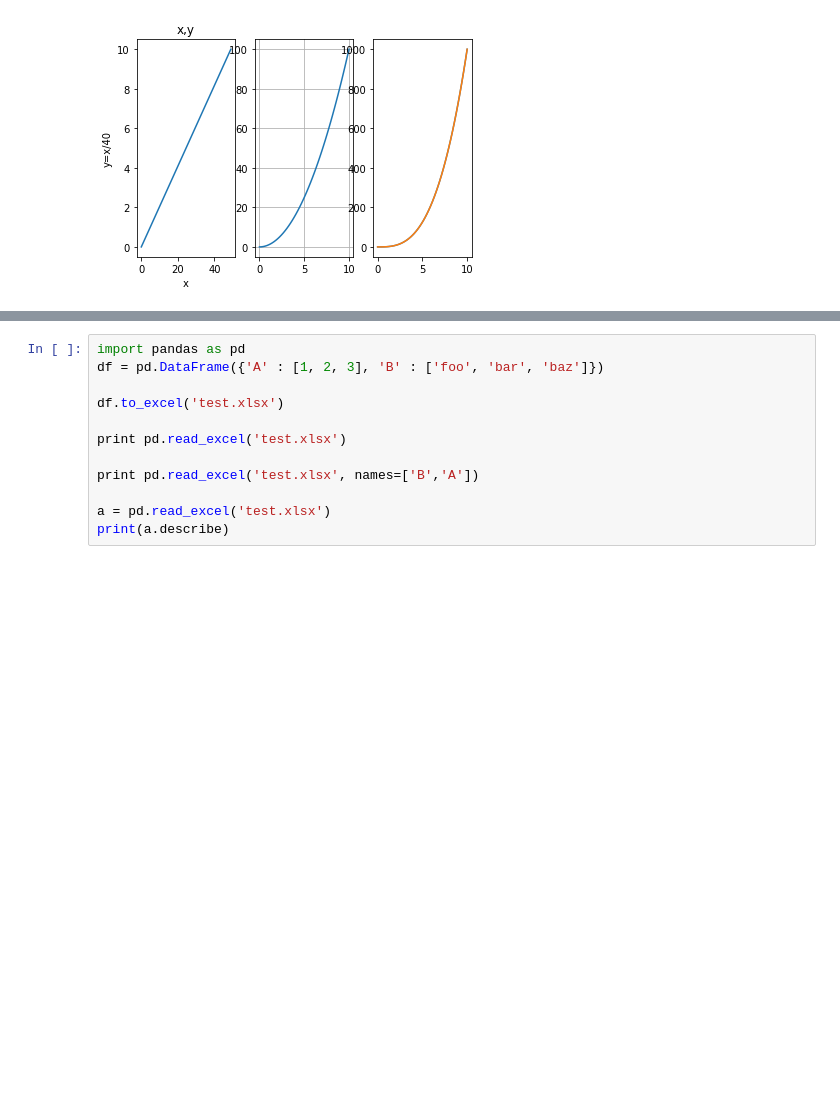
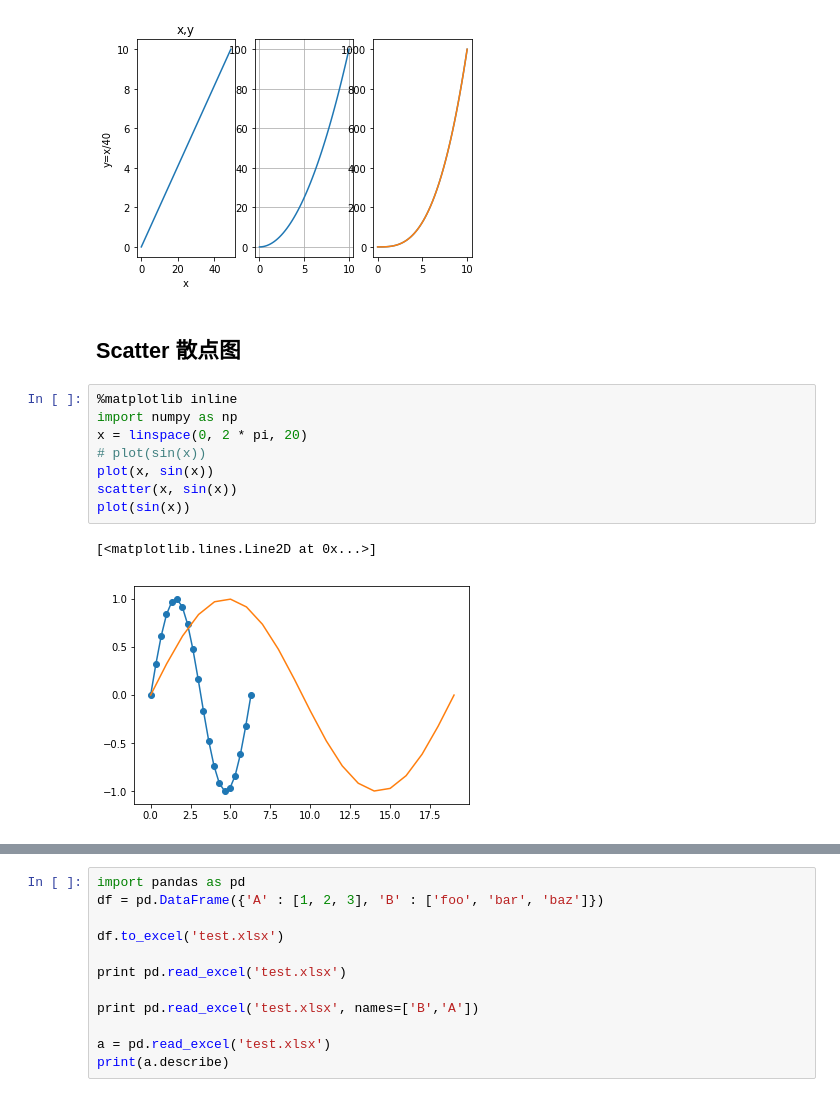
Before and after one commit to bzd111/PythonLearn, a Jupyter notebook: ipynb_files/Numpy .ipynb, the cells around one changed output, grey strips where cells are left out. Saved outputs shown, nothing was run; the diff lists cells and outputs as text; blank space fills up the shorter version.

Commit message:
[Add] add scatter

```diff
--- a/ipynb_files/Numpy .ipynb
+++ b/ipynb_files/Numpy .ipynb
@@ -147,5 +148,18 @@ plot(a,a**3)
 # %% [output]
 [<matplotlib.lines.Line2D at 0x...>]
 [figure]
+# %% [markdown]
+## Scatter 散点图
+# %%
+%matplotlib inline
+import numpy as np
+x = linspace(0, 2 * pi, 20)
+# plot(sin(x))
+plot(x, sin(x))
+scatter(x, sin(x))
+plot(sin(x))
+# %% [output]
+[<matplotlib.lines.Line2D at 0x...>]
+[figure, added]
 # %%
 # %% [output]
```
Also changed, not shown: parts of 4 cells of this notebook.
